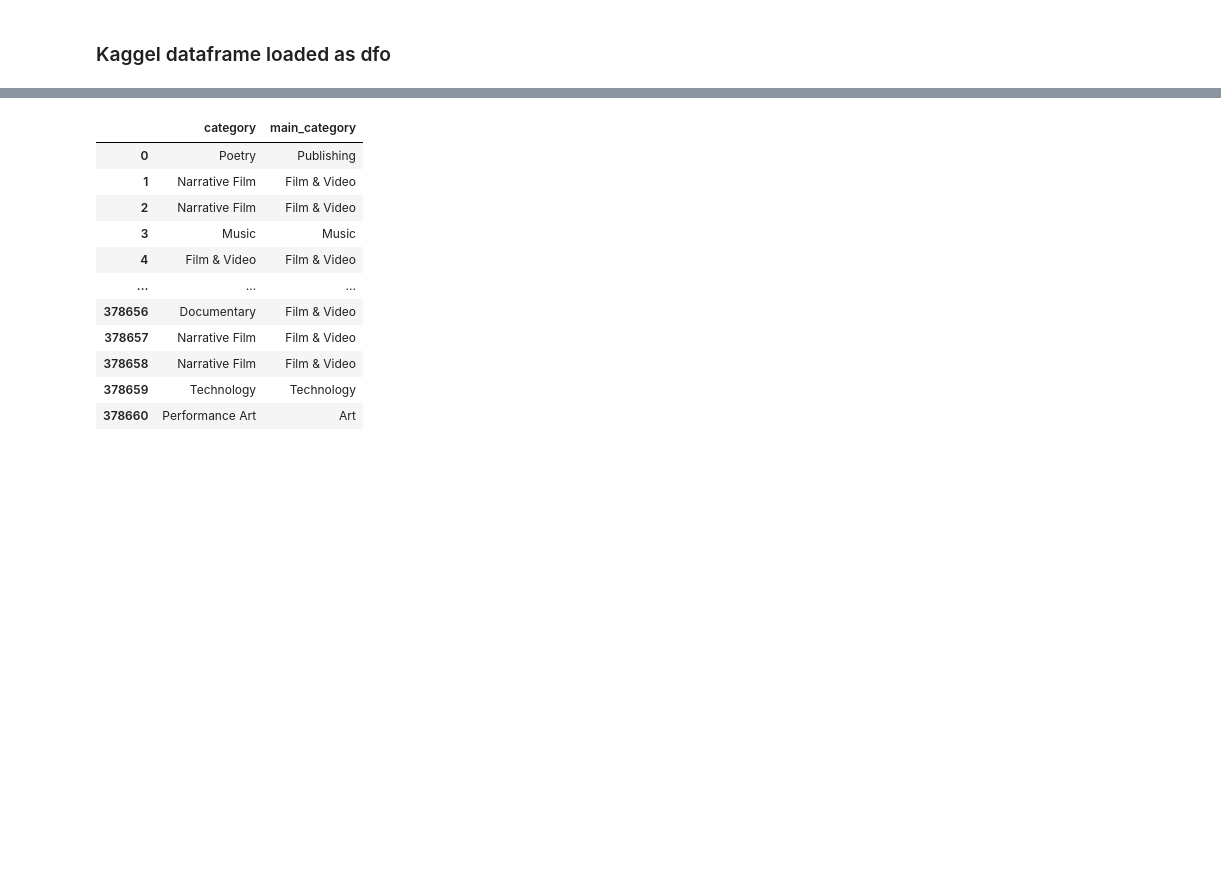
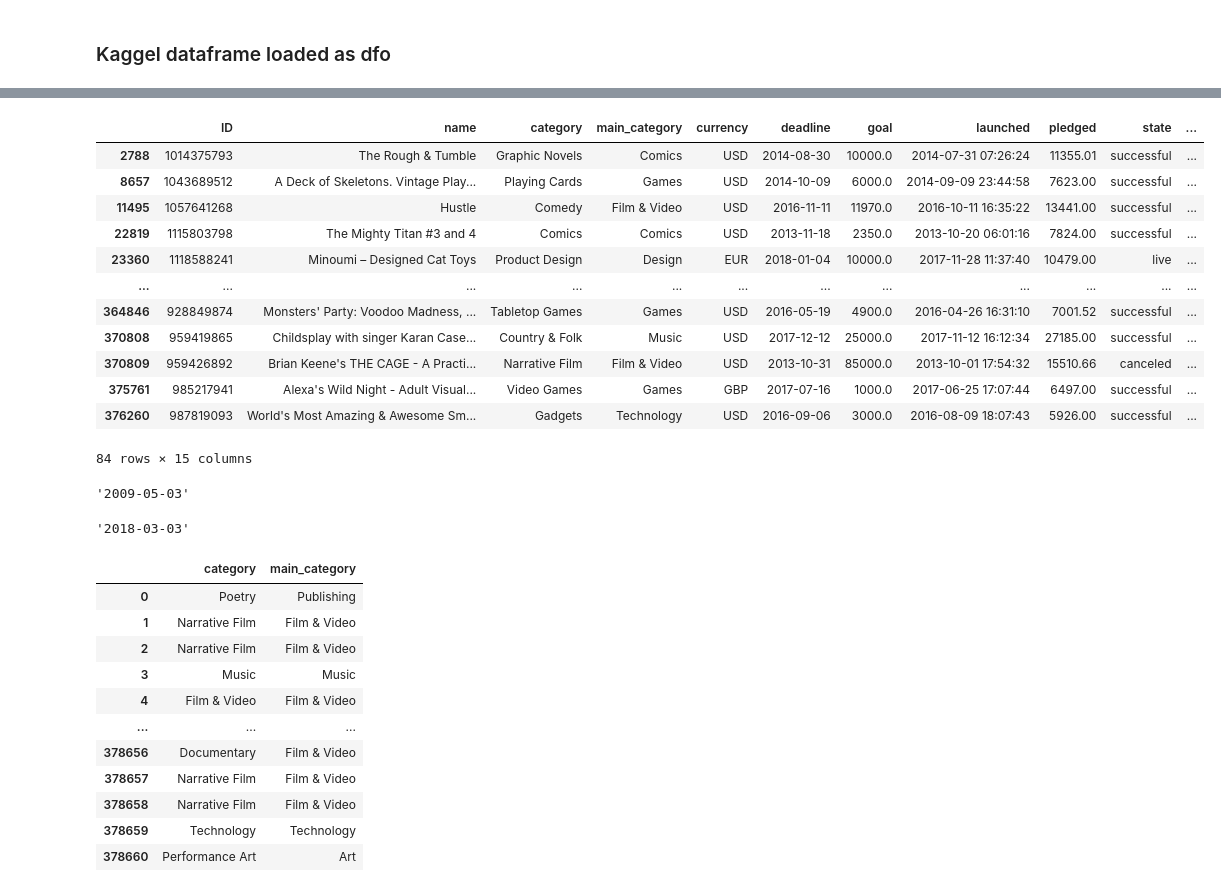
Before and after one commit to JudyChungJ/kicktraq_web_scrape, a Jupyter notebook: kicktraq.ipynb, the cells around one changed output, grey strips where cells are left out. Cells and saved outputs as stored; diff of their text form; code cells hidden in the pictures; blank space fills up the shorter version.

```diff
--- a/kicktraq.ipynb
+++ b/kicktraq.ipynb
@@ -268,3 +268,27 @@ dfo.sample(3)
+# %%
+dfo.loc[dfo['backers']==259]
+# %% [output]
+|  | ID | name | category | main_category | currency | deadline | goal | launched | pledged | state | ... |
+| 2788 | 1014375793 | The Rough & Tumble | Graphic Novels | Comics | USD | 2014-08-30 | 10000.0 | 2014-07-31 07:26:24 | 11355.01 | successful | ... |
+| 8657 | 1043689512 | A Deck of Skeletons. Vintage Play... | Playing Cards | Games | USD | 2014-10-09 | 6000.0 | 2014-09-09 23:44:58 | 7623.00 | successful | ... |
+| 11495 | 1057641268 | Hustle | Comedy | Film & Video | USD | 2016-11-11 | 11970.0 | 2016-10-11 16:35:22 | 13441.00 | successful | ... |
+| 22819 | 1115803798 | The Mighty Titan #3 and 4 | Comics | Comics | USD | 2013-11-18 | 2350.0 | 2013-10-20 06:01:16 | 7824.00 | successful | ... |
+| 23360 | 1118588241 | Minoumi – Designed Cat Toys | Product Design | Design | EUR | 2018-01-04 | 10000.0 | 2017-11-28 11:37:40 | 10479.00 | live | ... |
+| ... | ... | ... | ... | ... | ... | ... | ... | ... | ... | ... | ... |
+| 364846 | 928849874 | Monsters' Party: Voodoo Madness, ... | Tabletop Games | Games | USD | 2016-05-19 | 4900.0 | 2016-04-26 16:31:10 | 7001.52 | successful | ... |
+| 370808 | 959419865 | Childsplay with singer Karan Case... | Country & Folk | Music | USD | 2017-12-12 | 25000.0 | 2017-11-12 16:12:34 | 27185.00 | successful | ... |
+| 370809 | 959426892 | Brian Keene's THE CAGE - A Practi... | Narrative Film | Film & Video | USD | 2013-10-31 | 85000.0 | 2013-10-01 17:54:32 | 15510.66 | canceled | ... |
+| 375761 | 985217941 | Alexa's Wild Night - Adult Visual... | Video Games | Games | GBP | 2017-07-16 | 1000.0 | 2017-06-25 17:07:44 | 6497.00 | successful | ... |
+| 376260 | 987819093 | World's Most Amazing & Awesome Sm... | Gadgets | Technology | USD | 2016-09-06 | 3000.0 | 2016-08-09 18:07:43 | 5926.00 | successful | ... |
+84 rows × 15 columns
+# %%
+dfo['deadline'].min()
+# %% [output]
+'2009-05-03'
+# %%
+dfo['deadline'].max()
+# %% [output]
+'2018-03-03'
 # %%
 dfo[['category', 'main_category']]
 # %% [output]
```
Also changed, not shown: parts of 2 cells of this notebook, 2 other files.
